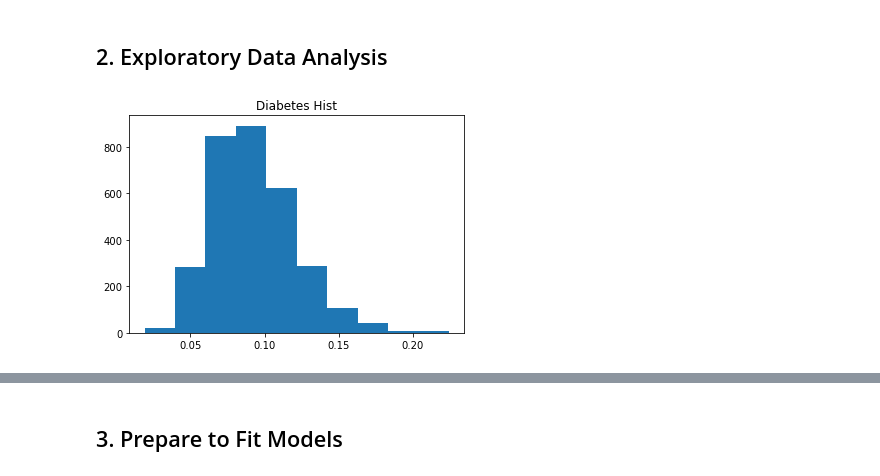
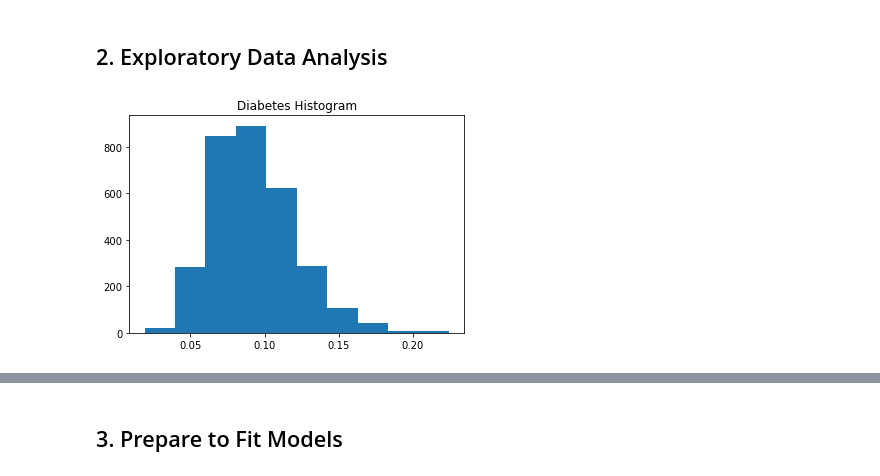
Before and after one commit to NoahBender/CSS-Project-2-Team-3-Fall-2022, a Jupyter notebook: Project 2 Students.ipynb, the cells around one changed output, grey strips where cells are left out. Cells and saved outputs as stored; diff of their text form; code cells hidden in the pictures.

```diff
--- a/Project 2 Students.ipynb
+++ b/Project 2 Students.ipynb
@@ -198,9 +197,8 @@ diabetes = diabetes.drop(columns=duplicateColumnNames)
 # %% [markdown]
 ## 2. Exploratory Data Analysis
 # %%
-# insert your EDAs and interpretations in this section
 plt.hist(diabetes['Diabetes_Number'])
-plt.title('Diabetes Hist')
+plt.title('Diabetes Histogram')
 plt.show()
 # %% [output]
-[figure, old version]
+[figure, new version]
```
Also changed, not shown: parts of 13 cells of this notebook.
